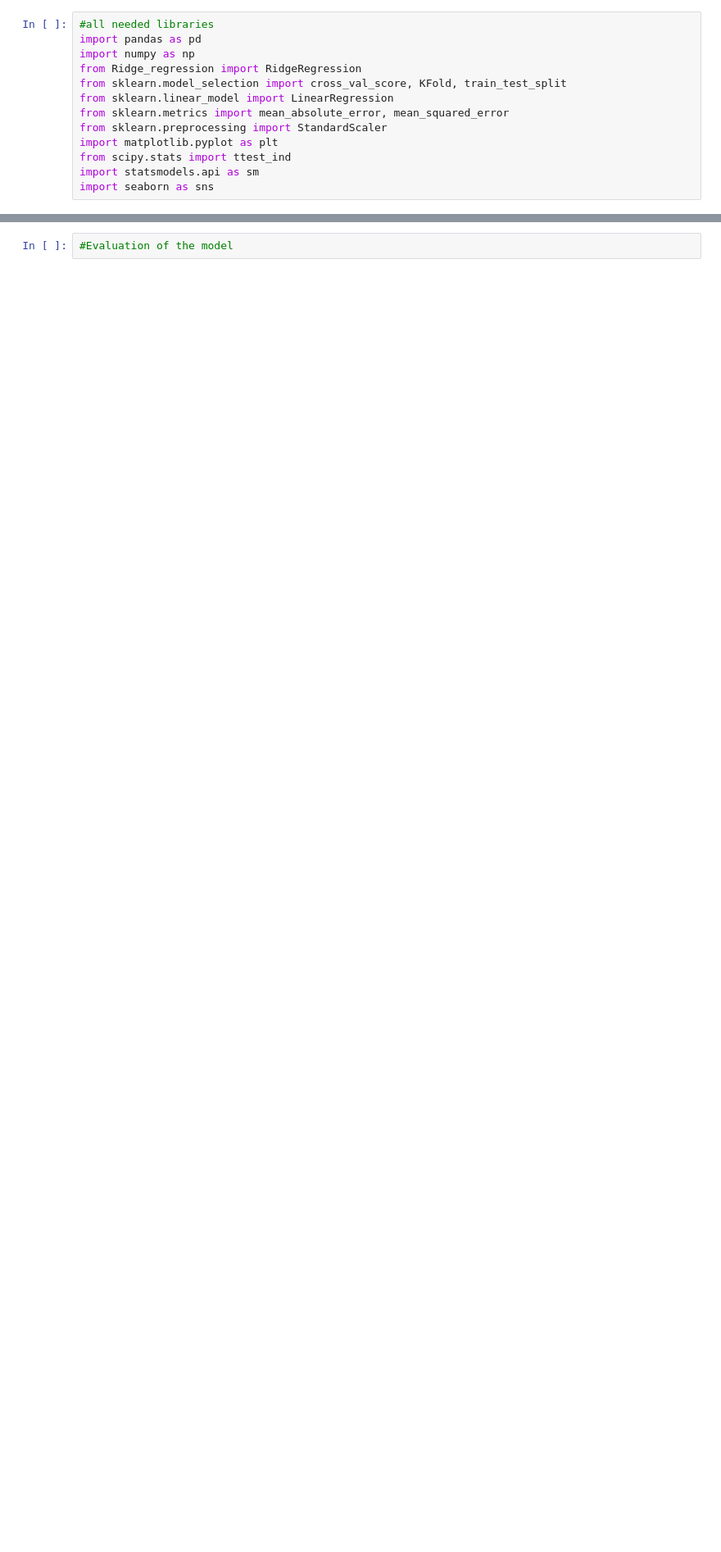
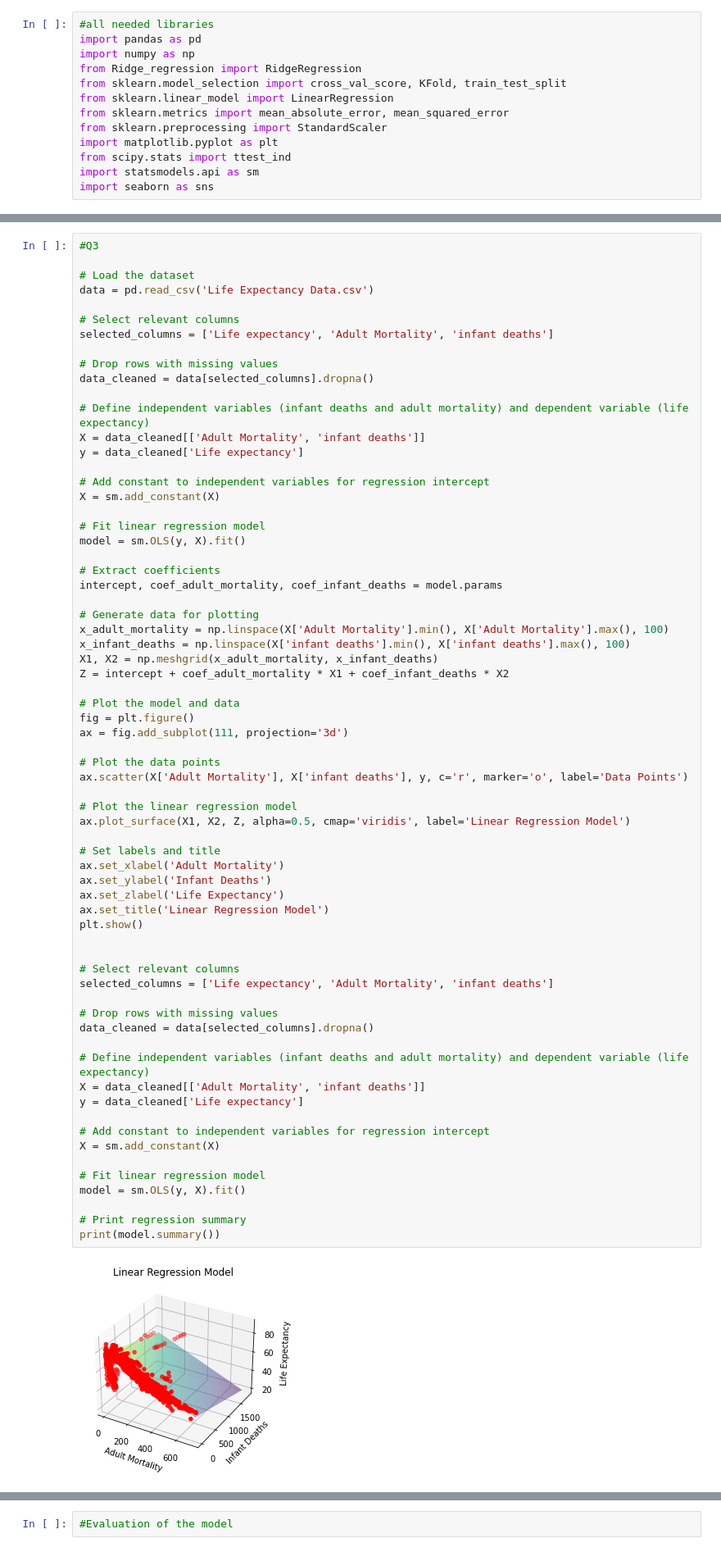
Before and after one commit to Liloiscracked/Machine-learning-Techniques---analysing-data-, a Jupyter notebook: Analysis.ipynb, the cells around one changed output, grey strips where cells are left out. Shown at 82% size. Drawn from its saved outputs; the diff is of its cells as text; blank space fills up the shorter version.

Commit message:
updates and add countries data

```diff
--- a/Analysis.ipynb
+++ b/Analysis.ipynb
@@ -104,0 +129,69 @@ print(model.summary())
+# %%
+#Q3
+
+# Load the dataset
+data = pd.read_csv('Life Expectancy Data.csv')
+
+# Select relevant columns
+selected_columns = ['Life expectancy', 'Adult Mortality', 'infant deaths']
+
+# Drop rows with missing values
+data_cleaned = data[selected_columns].dropna()
+
+# Define independent variables (infant deaths and adult mortality) and dependent variable (life expectancy)
+X = data_cleaned[['Adult Mortality', 'infant deaths']]
+y = data_cleaned['Life expectancy']
+
+# Add constant to independent variables for regression intercept
+X = sm.add_constant(X)
+
+# Fit linear regression model
+model = sm.OLS(y, X).fit()
+
+# Extract coefficients
+intercept, coef_adult_mortality, coef_infant_deaths = model.params
+
+# Generate data for plotting
+x_adult_mortality = np.linspace(X['Adult Mortality'].min(), X['Adult Mortality'].max(), 100)
+x_infant_deaths = np.linspace(X['infant deaths'].min(), X['infant deaths'].max(), 100)
+X1, X2 = np.meshgrid(x_adult_mortality, x_infant_deaths)
+Z = intercept + coef_adult_mortality * X1 + coef_infant_deaths * X2
+
+# Plot the model and data
+fig = plt.figure()
+ax = fig.add_subplot(111, projection='3d')
+
+# Plot the data points
+ax.scatter(X['Adult Mortality'], X['infant deaths'], y, c='r', marker='o', label='Data Points')
+
+# Plot the linear regression model
+ax.plot_surface(X1, X2, Z, alpha=0.5, cmap='viridis', label='Linear Regression Model')
+
+# Set labels and title
+ax.set_xlabel('Adult Mortality')
+ax.set_ylabel('Infant Deaths')
+ax.set_zlabel('Life Expectancy')
+ax.set_title('Linear Regression Model')
+plt.show()
+
+
+# Select relevant columns
+selected_columns = ['Life expectancy', 'Adult Mortality', 'infant deaths']
+
+# Drop rows with missing values
+data_cleaned = data[selected_columns].dropna()
+
+# Define independent variables (infant deaths and adult mortality) and dependent variable (life expectancy)
+X = data_cleaned[['Adult Mortality', 'infant deaths']]
+y = data_cleaned['Life expectancy']
+
+# Add constant to independent variables for regression intercept
+X = sm.add_constant(X)
+
+# Fit linear regression model
+model = sm.OLS(y, X).fit()
+
+# Print regression summary
+print(model.summary())
+# %% [output]
+[figure, added]
```
Also changed, not shown: parts of 13 cells of this notebook, 1 other file.
